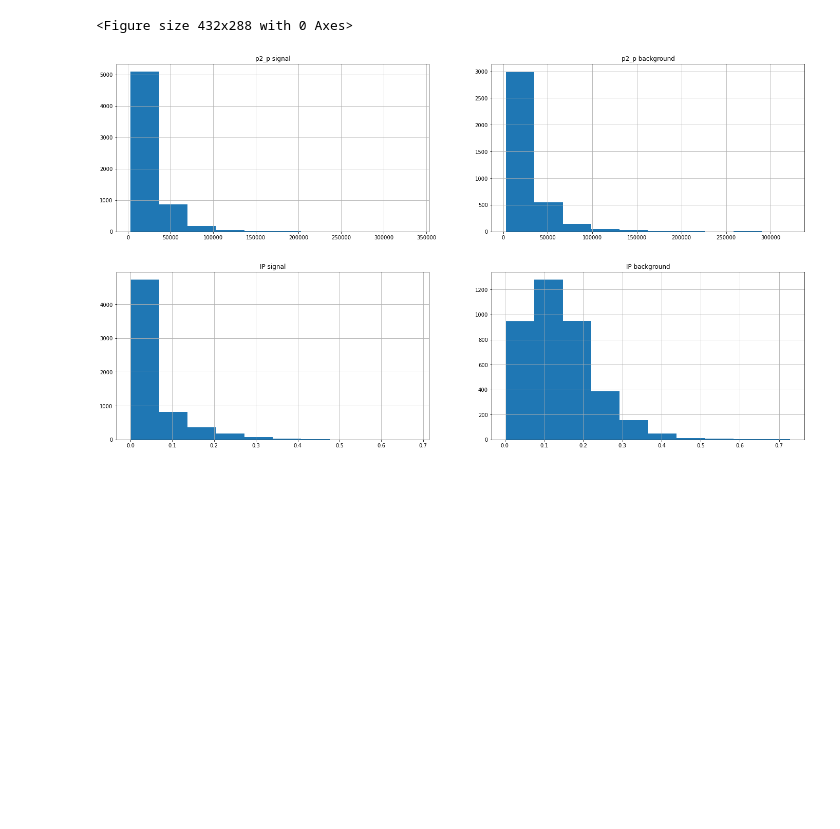
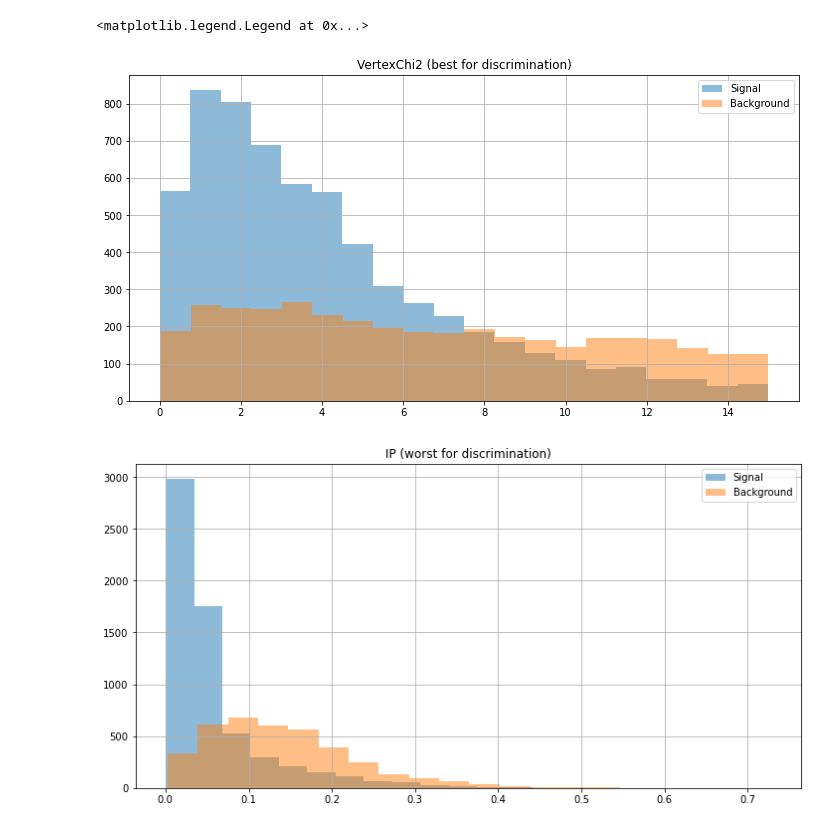
Before and after one commit to MMuellenmeister/physics718, a Jupyter notebook: exercise04/exercise04_homework.ipynb, the cells around one changed output. Drawn from its saved outputs; the diff is of its cells as text; code cells hidden in the pictures; blank space fills up the shorter version.

```diff
--- a/exercise04/exercise04_homework.ipynb
+++ b/exercise04/exercise04_homework.ipynb
@@ -89,39 +52,20 @@ for v in vals:
-# %%
-%matplotlib inline
-
-"""
-num= 2
-fig, ax = plt.subplots(num,2,figsize=(24,6*num))
-for i in range(num):
-    ax[i, 0].hist(df_signal[vals[i][2]])
-    ax[i, 0].set_title(vals[i][2]+ " signal")
-    ax[i, 0].grid()
-
-    ax[i, 1].hist(df_background[vals[i][2]])
-    ax[i, 1].set_title(vals[i][2]+ " background")
-    ax[i, 1].grid()
-
-plt.show()
-"""
-plt.figure(0)
-fig, ax = plt.subplots(1,2,figsize=(24,6))
-ax[0].hist(df_signal[vals[0][2]])
-ax[0].set_title(vals[0][2]+ " signal")
-ax[0].grid()
-ax[1].hist(df_background[vals[0][2]])
-ax[1].set_title(vals[0][2]+ " background")
-ax[1].grid()
-
-plt.figure(1)
-fig, ax = plt.subplots(1,2,figsize=(24,6))
-ax[0].hist(df_signal[vals[-1][2]])
-ax[0].set_title(vals[-1][2]+ " signal")
-ax[0].grid()
-ax[1].hist(df_background[vals[-1][2]])
-ax[1].set_title(vals[-1][2]+ " background")
-ax[1].grid()
-# %% [output]
-<Figure size 432x288 with 0 Axes>
-[figure, removed]
-[figure, removed]
+# %%
+%matplotlib inline
+plt.figure(0, figsize=(12,6))
+plt.hist(df_signal[vals[0][1]], alpha= 0.5, bins= 20, label="Signal")
+plt.hist(df_background[vals[0][1]], alpha= 0.5, bins= 20, label="Background")
+plt.title(vals[0][1] + " (best for discrimination)")
+plt.grid()
+plt.legend()
+
+plt.figure(1, figsize=(12,6))
+plt.hist(df_signal[vals[-1][1]], alpha= 0.5, bins= 20, label="Signal")
+plt.hist(df_background[vals[-1][1]], alpha= 0.5, bins= 20, label="Background")
+plt.title(vals[-1][1] + " (worst for discrimination)")
+plt.grid()
+plt.legend()
+# %% [output]
+<matplotlib.legend.Legend at 0x...>
+[figure, added]
+[figure, added]
 # %%
```
Also changed, not shown: parts of 14 cells of this notebook.
